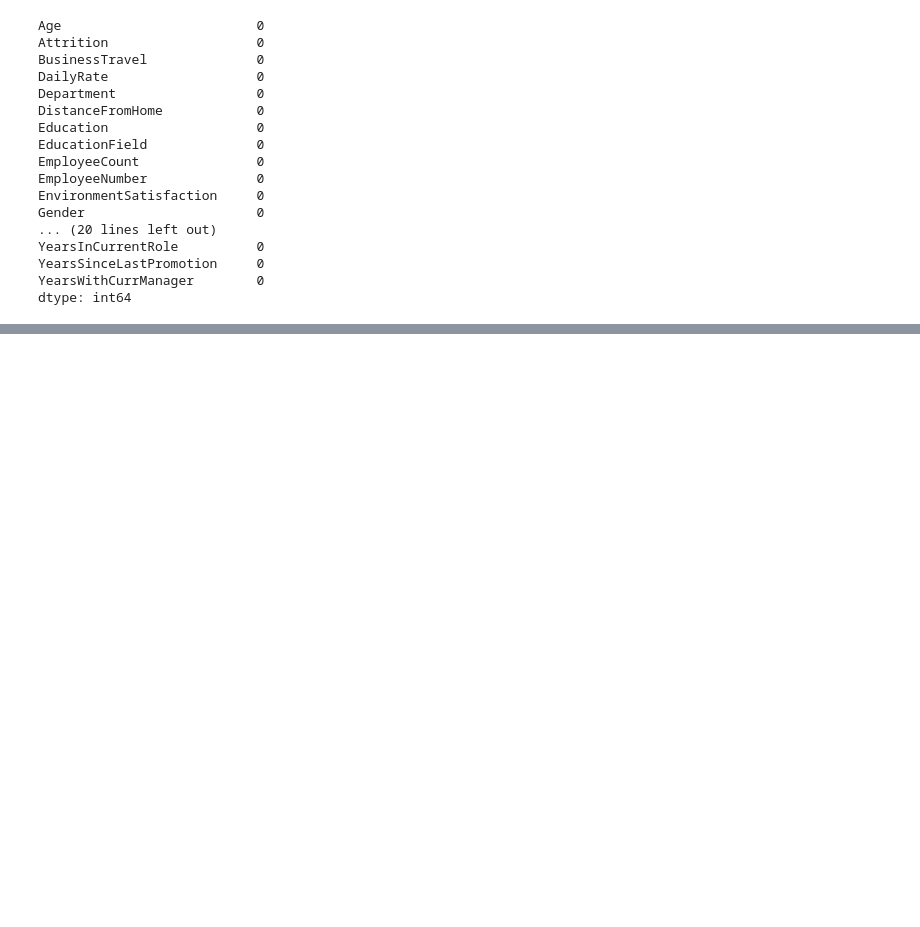
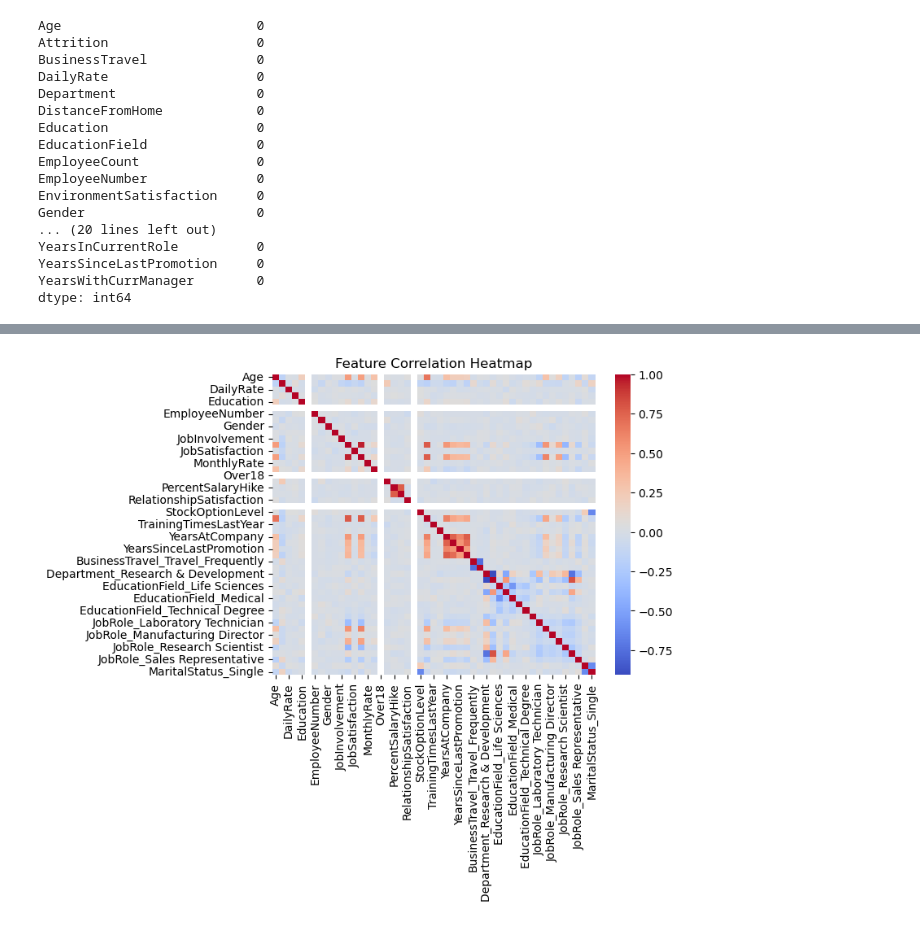
Before and after one commit to Armand57araujo/attrition-guard, a Jupyter notebook: Attrition_Guard.ipynb, the cells around one changed output, grey strips where cells are left out. Saved outputs shown, nothing was run; the diff lists cells and outputs as text; code cells hidden in the pictures; blank space fills up the shorter version.

Commit message:
Added Corr Matrix and fueture improtance/ Dropped irrelevant rows

```diff
--- a/Attrition_Guard.ipynb
+++ b/Attrition_Guard.ipynb
@@ -73,3 +162,13 @@ YearsInCurrentRole          0
 YearsSinceLastPromotion     0
 YearsWithCurrManager        0
 dtype: int64
+# %%
+# label encoder for binary columns
+binary_cols = ['OverTime', 'Over18', 'Gender']
+label_encoder = LabelEncoder()
+for col in binary_cols:
+    hr_data[col] = label_encoder.fit_transform(hr_data[col])
+
+# get dummies for the rest of the categorical columns
+catergorical_cols = ['BusinessTravel', 'Department', 'EducationField', 'JobRole', 'MaritalStatus']
+hr_data_encoded = pd.get_dummies(hr_data, columns=catergorical_cols, drop_first=True)
@@ -75,0 +195,8 @@ dtype: int64
+# %%
+correlation_matrix = hr_data_encoded.corr()
+
+sns.heatmap(correlation_matrix, annot=False, cmap='coolwarm')
+plt.title("Feature Correlation Heatmap")
+plt.show()
+# %% [output]
+[figure, added]
```
Also changed, not shown: parts of 22 cells of this notebook.
